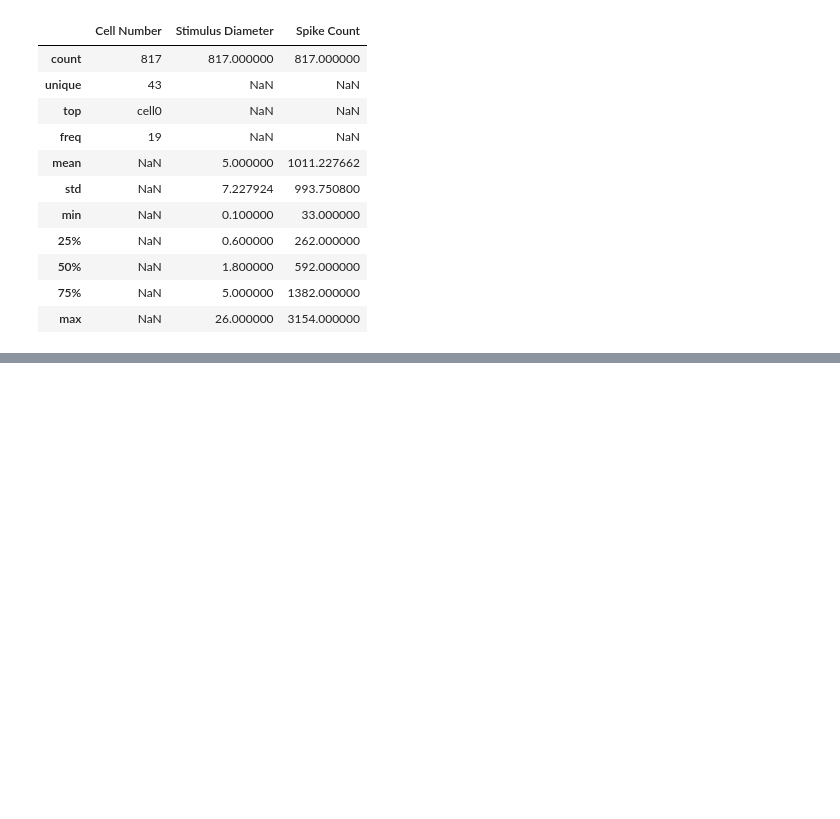
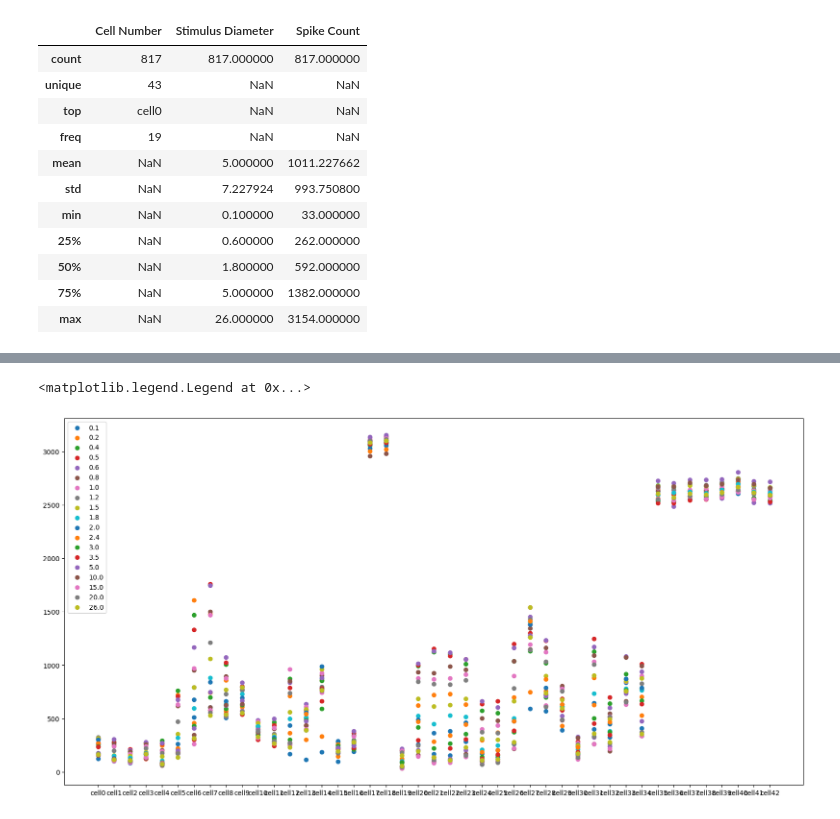
Before and after one commit to nurminenlab/realtime-analysis, a Jupyter notebook: trial_data_df.ipynb, the cells around one changed output, grey strips where cells are left out. Saved outputs shown, nothing was run; the diff lists cells and outputs as text; code cells hidden in the pictures; blank space fills up the shorter version.

```diff
--- a/trial_data_df.ipynb
+++ b/trial_data_df.ipynb
@@ -73,0 +125,11 @@ datadf.describe()
+# %%
+plt.figure(figsize=(20, 10))
+#ax = fig.add_subplot(111)
+
+for cell_num in datadf['Stimulus Diameter'].unique():
+    cell_df = datadf[datadf["Stimulus Diameter"] == cell_num]
+    plt.scatter(cell_df["Cell Number"], cell_df["Spike Count"], label=cell_num)
+plt.legend(datadf['Stimulus Diameter'].unique())
+# %% [output]
+<matplotlib.legend.Legend at 0x...>
+[figure, added]
```
Also changed, not shown: parts of 7 cells of this notebook, 1 other file.
